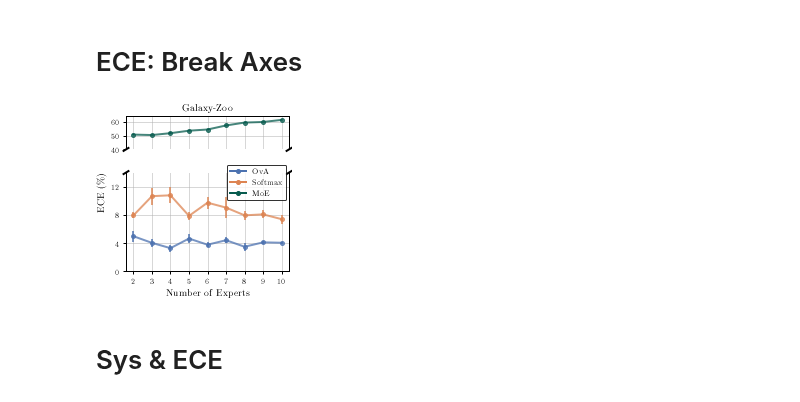
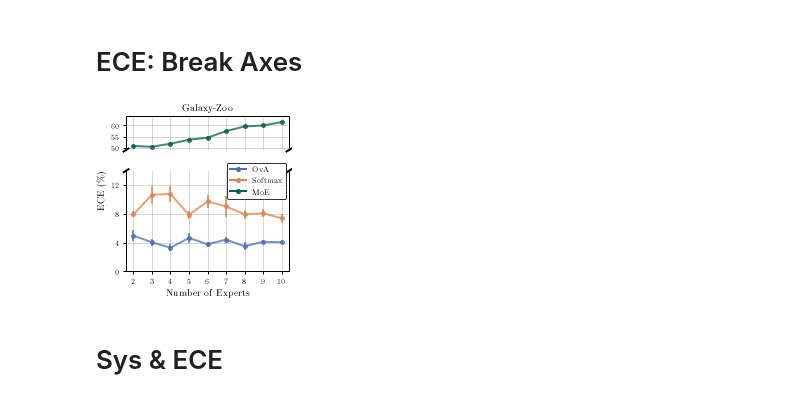
Before and after one commit to rajevv/Multi_L2D, a Jupyter notebook: Galaxy-Zoo/GalaxyZooRebuttal.ipynb, the cells around one changed output. Drawn from its saved outputs; the diff is of its cells as text; code cells hidden in the pictures.

Commit message:
Update Galaxy-Zoo figures

```diff
--- a/Galaxy-Zoo/GalaxyZooRebuttal.ipynb
+++ b/Galaxy-Zoo/GalaxyZooRebuttal.ipynb
@@ -296,8 +296,8 @@ ax2.errorbar(exp_list, hemmer_ece_mean_trained, yerr=hemmer_ece_std_trained,
                 alpha=0.75, label="Softmax", **hemmer_args_trained)
 
 # === ax1 lim ===
-ax1.set_ylim(48, 64)
-ax1.set_yticks(ax1.get_yticks()[:-1])
+ax1.set_ylim(49, 64)
+ax1.set_yticks(np.array([50, 55, 60]))
 
 # === ax2 lim ===
 ax2.set_ylim(0, 14)
@@ -320,34 +320,34 @@ ax1.tick_params(
     axis='x',          # changes apply to the x-axis
     which='both',      # both major and minor ticks are affected
     bottom=False,      # ticks along the bottom edge are off
     top=False,         # ticks along the top edge are off
     labelbottom=False) # labels along the bottom edge are off
 
 addBreakClips(ax1,ax2, ax_ratio=3)
 
 # === Grid ===
 ax1.grid()
 ax2.grid()
 
 # === Legend ===
 ova_leg = mlines.Line2D([], [], label='OvA', **ova_args)
 softmax_leg = mlines.Line2D([], [], label='Softmax', **softmax_args)
 hemmer_leg = mlines.Line2D([], [], label='MoE', **hemmer_args_trained)
 legend_list = [ova_leg, softmax_leg, hemmer_leg]
 
 
 plt.legend(handles=legend_list, loc='center', bbox_to_anchor=(0.8, 0.9), ncol=1, fancybox=True)
 
 # Set common y labels
 # === Save ===
 ax1.set_title("Galaxy-Zoo")
 ax2.set_xlabel(r"Number of Experts")
 ax2.set_ylabel(r"ECE $(\%)$", loc="top")
 
 fig.tight_layout()
 fig.savefig("galaxy_zoo_ece.pdf")
 # %% [output]
-[figure, old version]
+[figure, new version]
 # %% [markdown]
 # Sys & ECE
 # %%
```
Also changed, not shown: 1 other file.
